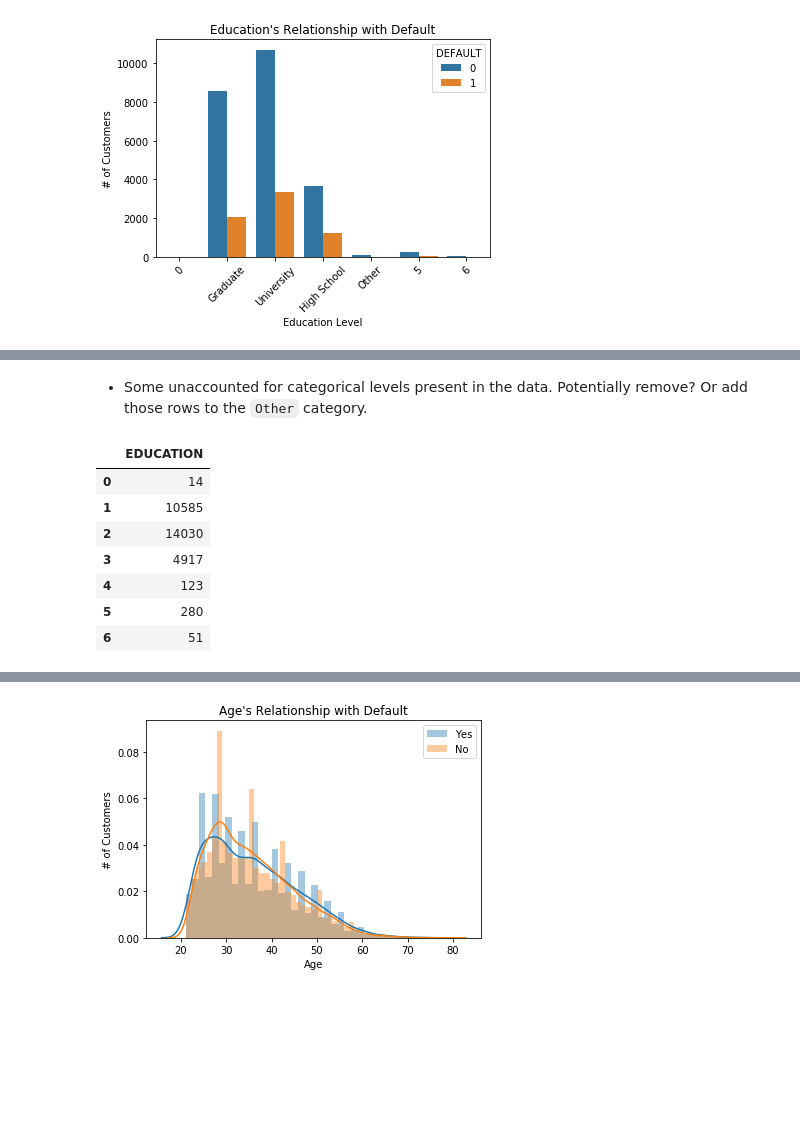
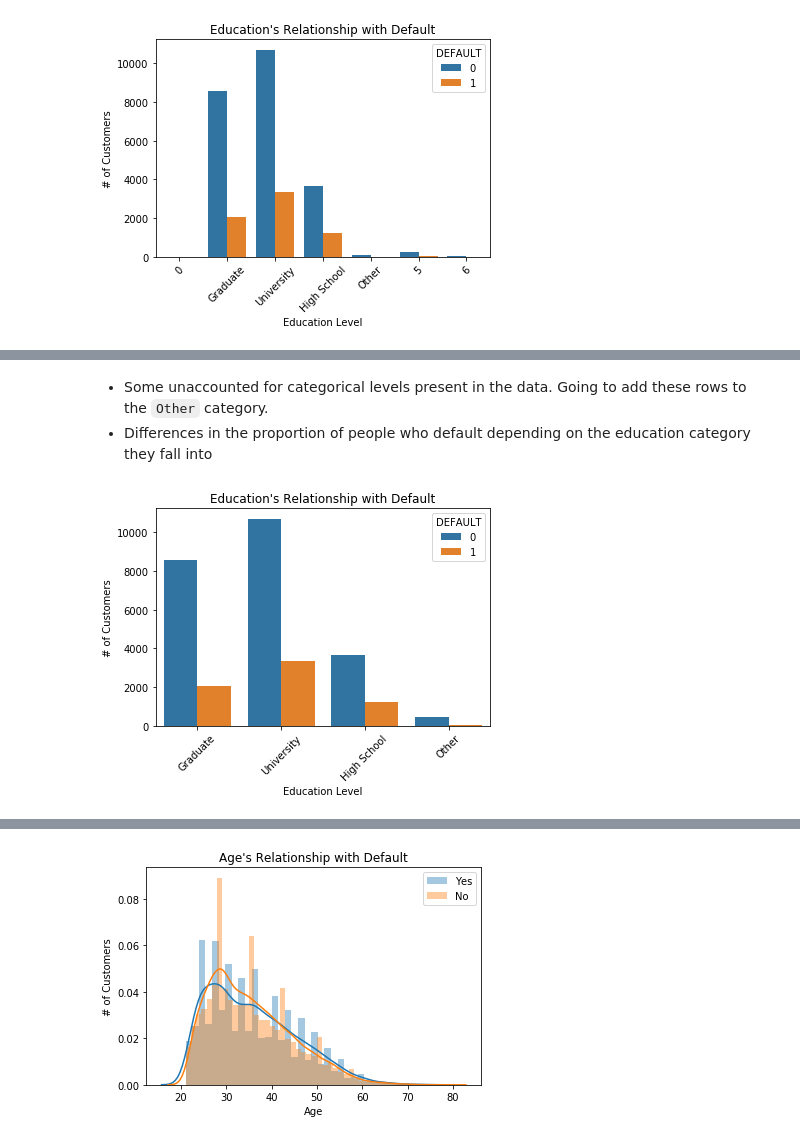
Before and after one commit to everittB/Credit_Default_Classification, a Jupyter notebook: src/default_classification.ipynb, the cells around one changed output, grey strips where cells are left out. Drawn from its saved outputs; the diff is of its cells as text; code cells hidden in the pictures; blank space fills up the shorter version.

```diff
--- a/src/default_classification.ipynb
+++ b/src/default_classification.ipynb
@@ -157,13 +182,14 @@ plt.show()
 # %% [markdown]
-- Some unaccounted for categorical levels present in the data. Potentially remove? Or add those rows to the `Other` category.
+- Some unaccounted for categorical levels present in the data. Going to add these rows to the `Other` category.
+- Differences in the proportion of people who default depending on the education category they fall into
-# %%
-pd.DataFrame(data_default['EDUCATION'].value_counts(sort=False))
-# %% [output]
-|  | EDUCATION |
-| 0 | 14 |
-| 1 | 10585 |
-| 2 | 14030 |
-| 3 | 4917 |
-| 4 | 123 |
-| 5 | 280 |
-| 6 | 51 |
+# %%
+# Update wrong categorical columns
+data_default.loc[data_default.EDUCATION.isin([0,5,6]),'EDUCATION'] = 4
+plot_edu = sns.countplot(x='EDUCATION', hue='DEFAULT', data=data_default)
+plt.xlabel("Education Level")
+plt.ylabel("# of Customers")
+plt.title("Education's Relationship with Default")
+plot_edu.set_xticklabels(["Graduate", "University", "High School", "Other"], rotation = 45)
+plt.show()
+# %% [output]
+[figure, added]
```
Also changed, not shown: parts of 25 cells of this notebook.
